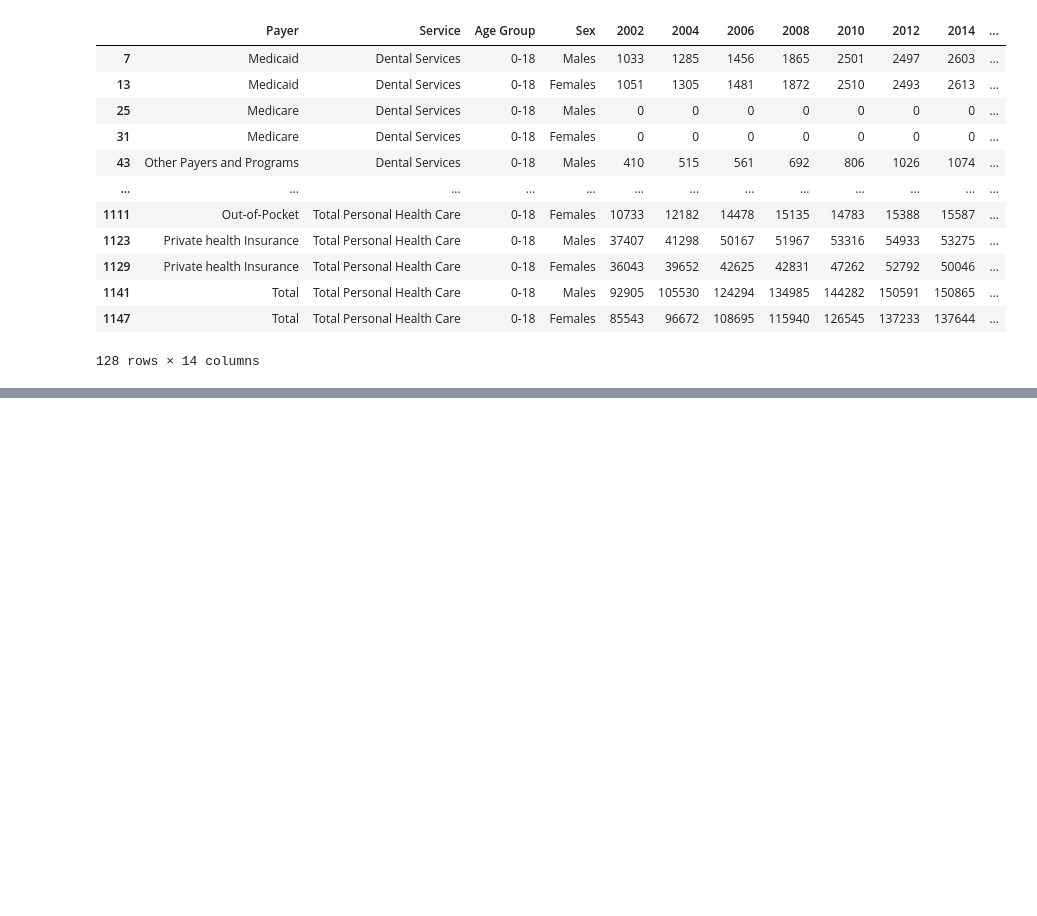
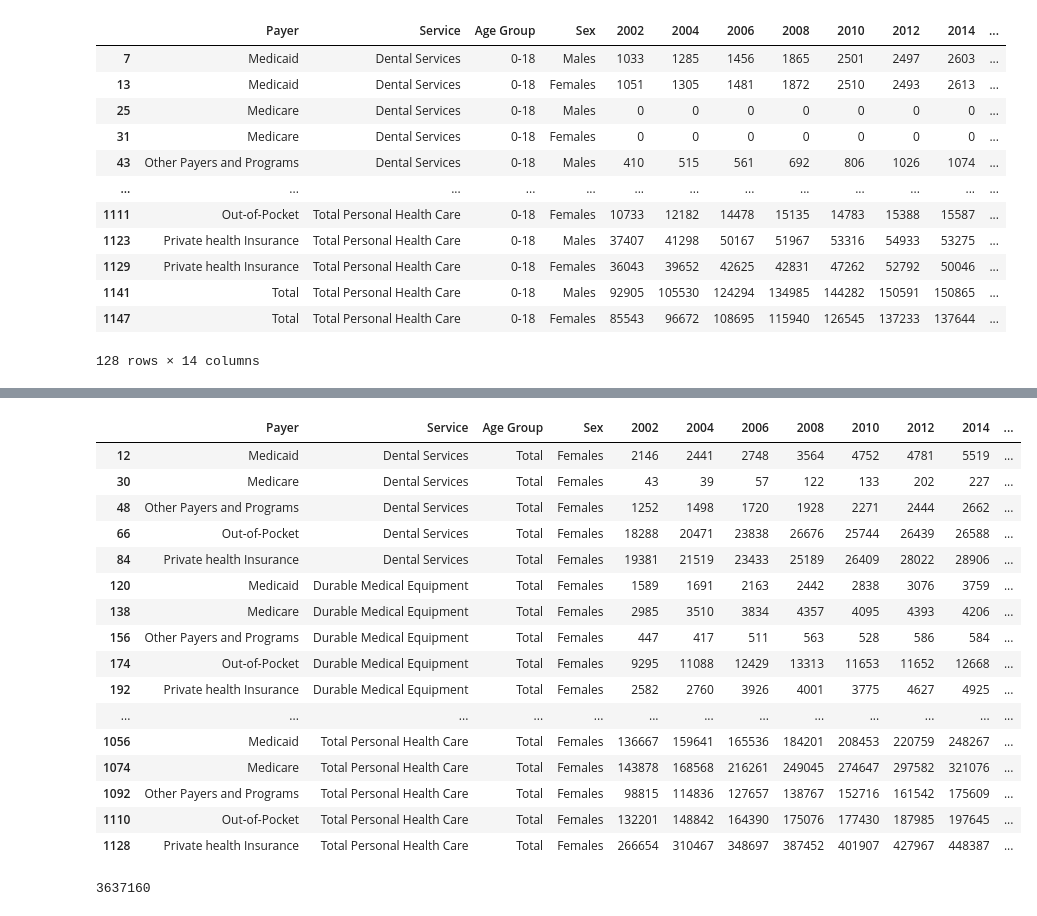
Before and after one commit to vokouns/us-healthcare-spending, a Jupyter notebook: scottsnotebook.ipynb, the cells around one changed output, grey strips where cells are left out. Saved outputs shown, nothing was run; the diff lists cells and outputs as text; code cells hidden in the pictures; blank space fills up the shorter version.

```diff
--- a/scottsnotebook.ipynb
+++ b/scottsnotebook.ipynb
@@ -60,0 +123,3 @@ zero_18_df[zero_18_df["Sex"] != "Total"]
+# %%
+female_spending_df = raw_data_df[raw_data_df["Sex"] == "Females"]
+female_spending_df
@@ -60,0 +140,3 @@ zero_18_df[zero_18_df["Sex"] != "Total"]
+# %%
+female_total_out = female_spending_df[female_spending_df["Payer"] != "Total"]
+female_total_out
@@ -60,0 +157,25 @@ zero_18_df[zero_18_df["Sex"] != "Total"]
+# %%
+fem_tot = female_total_out[female_total_out["Age Group"] == "Total"]
+fem_tot
+# %% [output]
+|  | Payer | Service | Age Group | Sex | 2002 | 2004 | 2006 | 2008 | 2010 | 2012 | 2014 | ... |
+| 12 | Medicaid | Dental Services | Total | Females | 2146 | 2441 | 2748 | 3564 | 4752 | 4781 | 5519 | ... |
+| 30 | Medicare | Dental Services | Total | Females | 43 | 39 | 57 | 122 | 133 | 202 | 227 | ... |
+| 48 | Other Payers and Programs | Dental Services | Total | Females | 1252 | 1498 | 1720 | 1928 | 2271 | 2444 | 2662 | ... |
+| 66 | Out-of-Pocket | Dental Services | Total | Females | 18288 | 20471 | 23838 | 26676 | 25744 | 26439 | 26588 | ... |
+| 84 | Private health Insurance | Dental Services | Total | Females | 19381 | 21519 | 23433 | 25189 | 26409 | 28022 | 28906 | ... |
+| 120 | Medicaid | Durable Medical Equipment | Total | Females | 1589 | 1691 | 2163 | 2442 | 2838 | 3076 | 3759 | ... |
+| 138 | Medicare | Durable Medical Equipment | Total | Females | 2985 | 3510 | 3834 | 4357 | 4095 | 4393 | 4206 | ... |
+| 156 | Other Payers and Programs | Durable Medical Equipment | Total | Females | 447 | 417 | 511 | 563 | 528 | 586 | 584 | ... |
+| 174 | Out-of-Pocket | Durable Medical Equipment | Total | Females | 9295 | 11088 | 12429 | 13313 | 11653 | 11652 | 12668 | ... |
+| 192 | Private health Insurance | Durable Medical Equipment | Total | Females | 2582 | 2760 | 3926 | 4001 | 3775 | 4627 | 4925 | ... |
+| ... | ... | ... | ... | ... | ... | ... | ... | ... | ... | ... | ... | ... |
+| 1056 | Medicaid | Total Personal Health Care | Total | Females | 136667 | 159641 | 165536 | 184201 | 208453 | 220759 | 248267 | ... |
+| 1074 | Medicare | Total Personal Health Care | Total | Females | 143878 | 168568 | 216261 | 249045 | 274647 | 297582 | 321076 | ... |
+| 1092 | Other Payers and Programs | Total Personal Health Care | Total | Females | 98815 | 114836 | 127657 | 138767 | 152716 | 161542 | 175609 | ... |
+| 1110 | Out-of-Pocket | Total Personal Health Care | Total | Females | 132201 | 148842 | 164390 | 175076 | 177430 | 187985 | 197645 | ... |
+| 1128 | Private health Insurance | Total Personal Health Care | Total | Females | 266654 | 310467 | 348697 | 387452 | 401907 | 427967 | 448387 | ... |
+# %%
+fem_tot["2020"].sum()
+# %% [output]
+3637160
```
Also changed, not shown: parts of 19 cells of this notebook.
